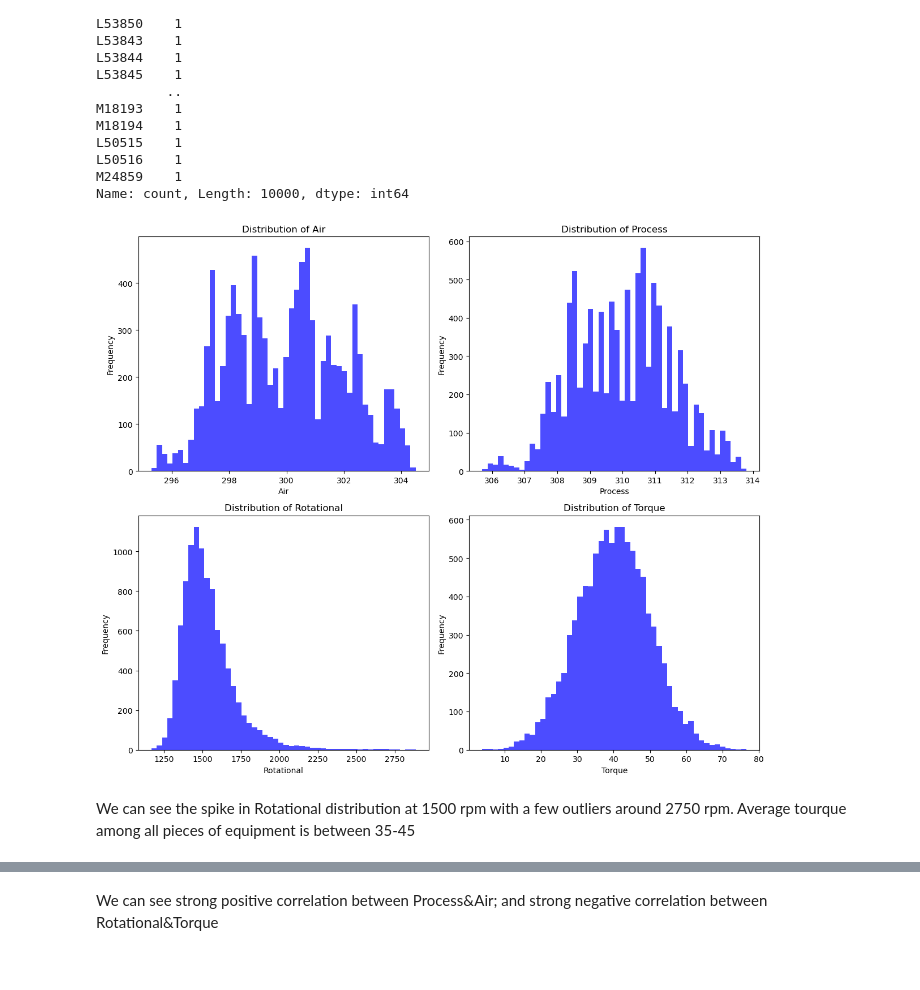
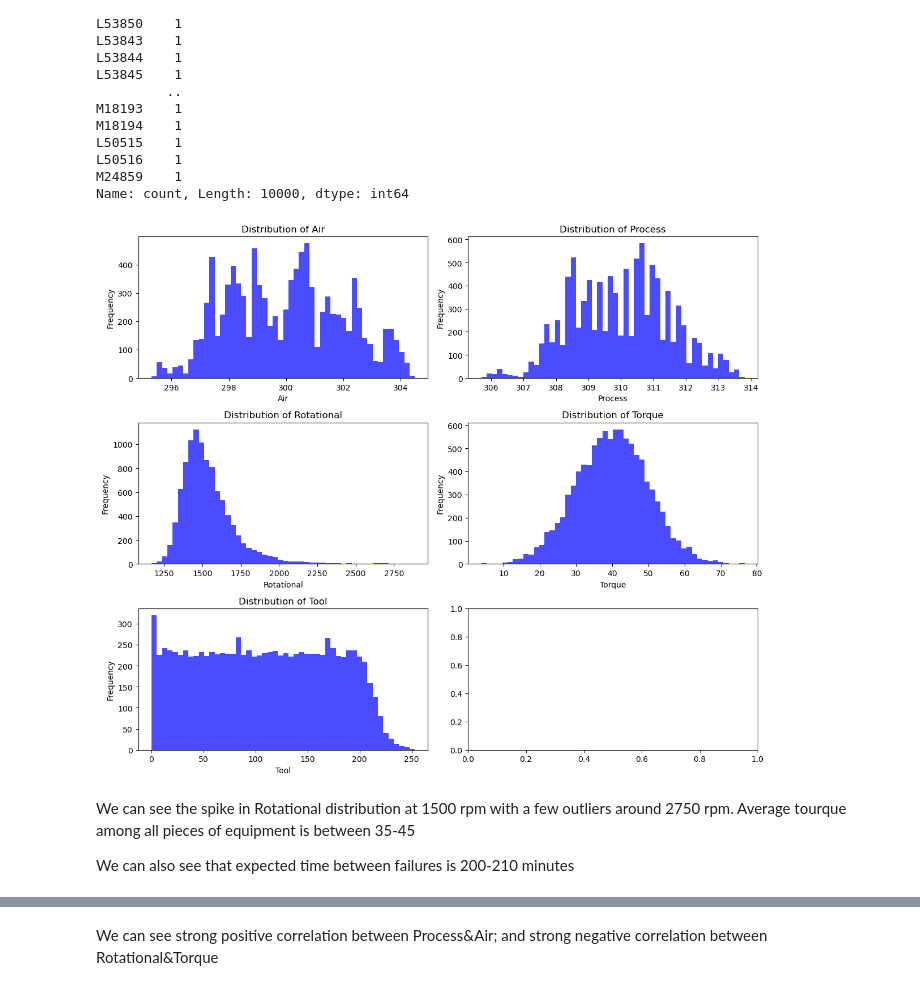
Before and after one commit to DeltaM84/Capstone2, a Jupyter notebook: Capstone 2.ipynb, the cells around one changed output, grey strips where cells are left out. Cells and saved outputs as stored; diff of their text form; code cells hidden in the pictures.

```diff
--- a/Capstone 2.ipynb
+++ b/Capstone 2.ipynb
@@ -371,28 +422,31 @@ M24859    1
 Name: count, Length: 10000, dtype: int64
 # %%
 # Plotting distributions for each specified column
-columns_to_plot = ['Air', 'Process', 'Rotational', 'Torque']
+columns_to_plot = ['Air', 'Process', 'Rotational', 'Torque', 'Tool']
 
 # Set up the subplots
-fig, axes = plt.subplots(nrows=2, ncols=2, figsize=(12, 10))
+fig, axes = plt.subplots(nrows=3, ncols=2, figsize=(12, 10))
 
 for i, column in enumerate(columns_to_plot):
     ax = axes[i // 2, i % 2]
     ax.hist(df[column], bins=50, color='blue', alpha=0.7)
     ax.set_title(f'Distribution of {column}')
     ax.set_xlabel(column)
     ax.set_ylabel('Frequency')
 
 # Adjust layout
 plt.tight_layout()
 
 # Display the plots
 plt.show()
 # %% [output]
-[figure, old version]
+[figure, new version]
 # %% [markdown]
 We can see the spike in Rotational distribution at 1500 rpm with a few outliers around 2750 rpm.
 Average tourque among all pieces of equipment is between 35-45
+
+
+We can also see that expected time between failures is 200-210 minutes
 # %%
 # Exclude the 'Product' and 'Type' columns as correlation is possible for numerical data only
 df_numeric = df.drop(columns=['Product', 'Type'])
```
Also changed, not shown: parts of 33 cells of this notebook, 1 other file.
